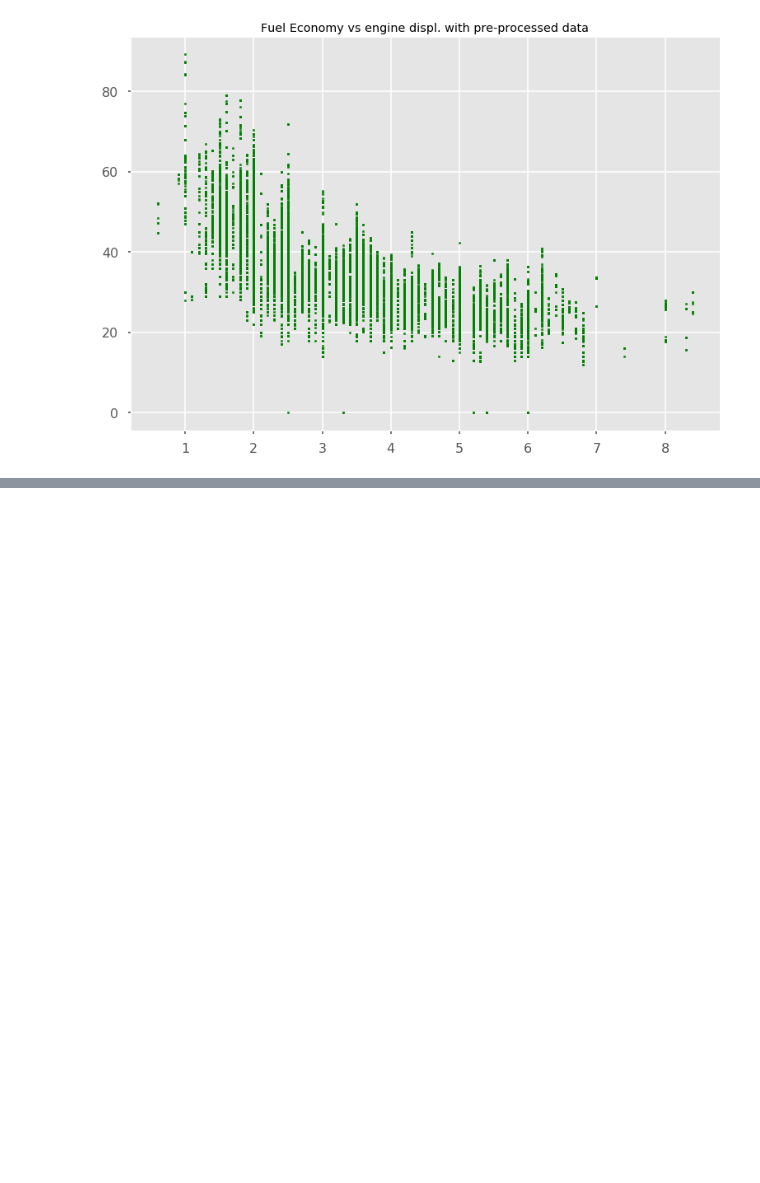
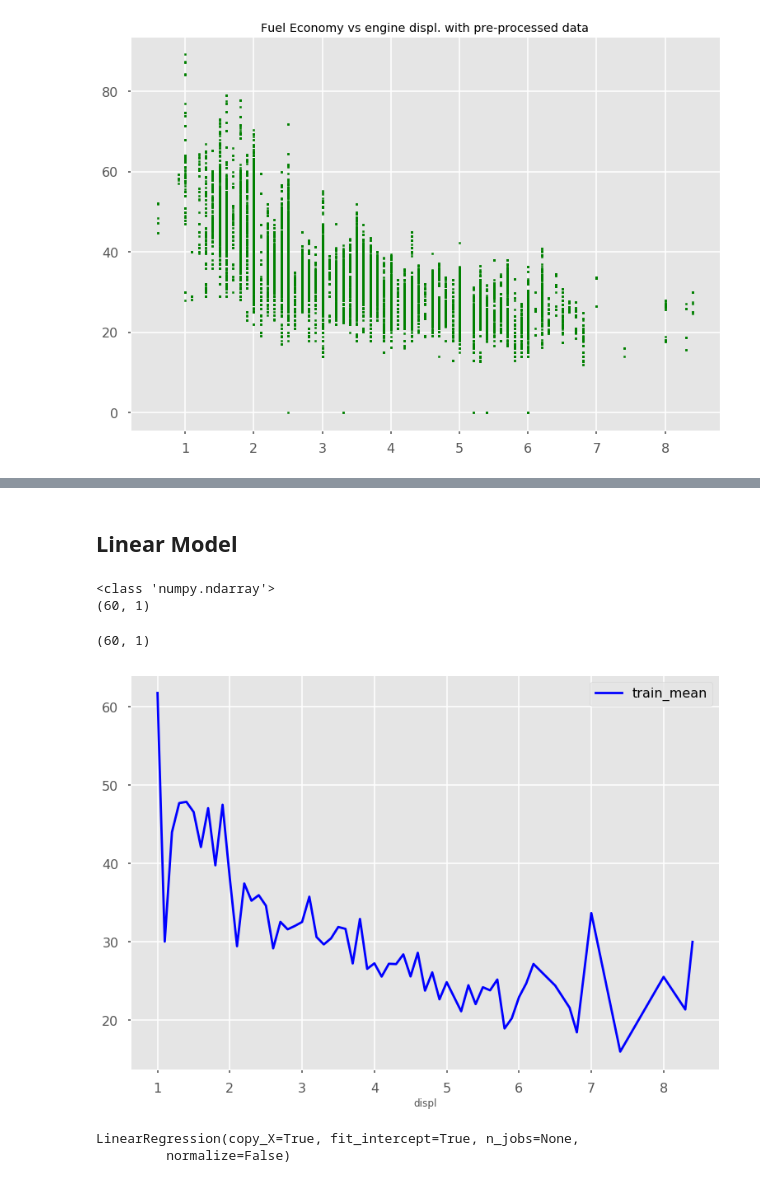
Before and after one commit to bmoretz/Python-Machine-Learning, a Jupyter notebook: Vehicles.ipynb, the cells around one changed output, grey strips where cells are left out. Cells and saved outputs as stored; diff of their text form; code cells hidden in the pictures; blank space fills up the shorter version.

Commit message:
simple linear regression
simple linear regression

```diff
--- a/Vehicles.ipynb
+++ b/Vehicles.ipynb
@@ -293,0 +317,14 @@ plt.show()
+# %% [markdown]
+## Linear Model
+# %%
+vehicles_displ_mpg_all = vehicles_df[['displ', 'UHighway']]
+vehicles_displ_mpg = vehicles_displ_mpg_all[vehicles_displ_mpg_all.displ > 0]
+# %%
+half = int(len(vehicles_displ_mpg) / 2)
+# %%
+first_half = vehicles_displ_mpg[:half]
+second_half = vehicles_displ_mpg[half:]
+# %%
+first_half_sorted = first_half.sort_values(by=['displ', 'UHighway'])
+first_half_grouped_by_mean = pd.DataFrame({'train_mean' : \
+                                          first_half_sorted.groupby('displ')['UHighway'].mean()}).reset_index()
@@ -293,0 +333,16 @@ plt.show()
+# %%
+print(type(first_half_x))
+print(first_half_x.shape)
+# %% [output]
+<class 'numpy.ndarray'>
+(60, 1)
+# %%
+first_half_y = first_half_grouped_by_mean ['train_mean'].values.reshape(-1,1)
+print(first_half_y.shape)
+# %% [output]
+(60, 1)
+# %%
+ax = first_half_grouped_by_mean.plot (x = "displ", y = "train_mean", c = "b")
+plt.show ()
+# %% [output]
+[figure, added]
@@ -293,0 +358,5 @@ plt.show()
+# %%
+regr.fit(first_half_x, first_half_y)
+# %% [output]
+LinearRegression(copy_X=True, fit_intercept=True, n_jobs=None,
+         normalize=False)
```
Also changed, not shown: parts of 13 cells of this notebook.
